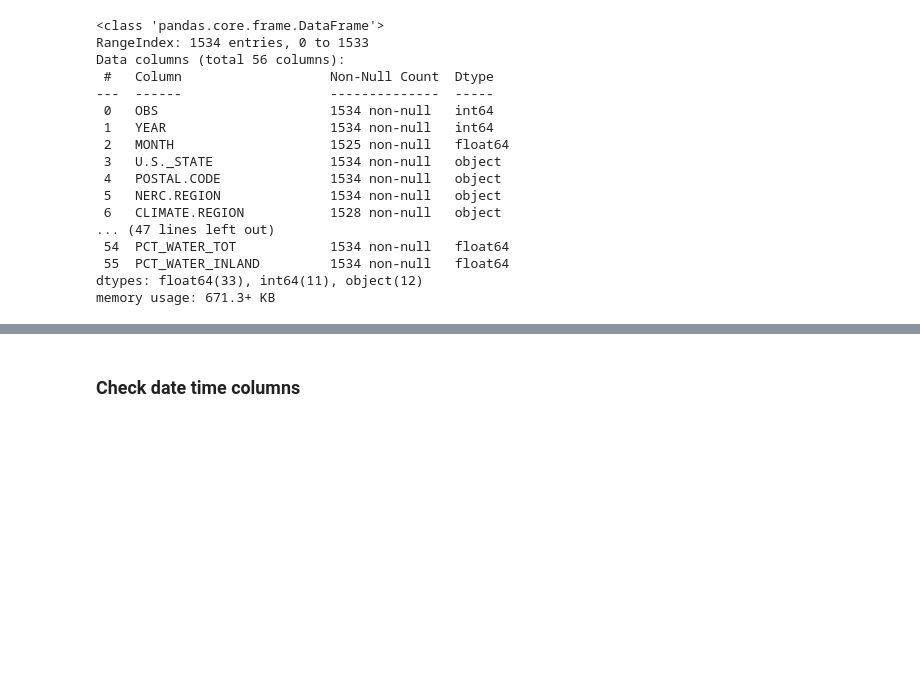
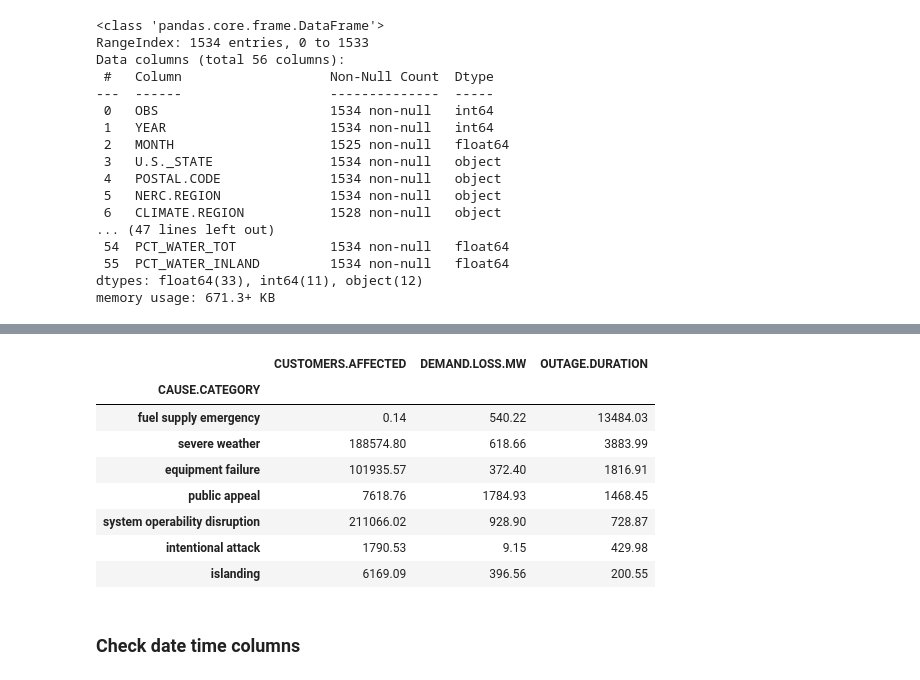
Before and after one commit to scotty-ucsd/dsc259_final_project_rsrogers, a Jupyter notebook: notebooks/eda.ipynb, the cells around one changed output, grey strips where cells are left out. Saved outputs shown, nothing was run; the diff lists cells and outputs as text; code cells hidden in the pictures; blank space fills up the shorter version.

```diff
--- a/notebooks/eda.ipynb
+++ b/notebooks/eda.ipynb
@@ -84,3 +317,24 @@ memory usage: 671.3+ KB
+# %%
+# Pivot table for average duration and demand loss by Cause Category
+agg_table = df.pivot_table(
+    values=['OUTAGE.DURATION', 'DEMAND.LOSS.MW', 'CUSTOMERS.AFFECTED'],
+    index='CAUSE.CATEGORY',
+    aggfunc='mean'
+).dropna().sort_values(by='OUTAGE.DURATION', ascending=False)
+
+# Formatting for better readability
+agg_table = agg_table.round(2)
+display(agg_table)
+# %% [output]
+|  | CUSTOMERS.AFFECTED | DEMAND.LOSS.MW | OUTAGE.DURATION |
+| CAUSE.CATEGORY |  |  |  |
+| fuel supply emergency | 0.14 | 540.22 | 13484.03 |
+| severe weather | 188574.80 | 618.66 | 3883.99 |
+| equipment failure | 101935.57 | 372.40 | 1816.91 |
+| public appeal | 7618.76 | 1784.93 | 1468.45 |
+| system operability disruption | 211066.02 | 928.90 | 728.87 |
+| intentional attack | 1790.53 | 9.15 | 429.98 |
+| islanding | 6169.09 | 396.56 | 200.55 |
 # %% [markdown]
 ### Check date time columns
 # %%
```
Also changed, not shown: parts of 8 cells of this notebook, 9 other files.
